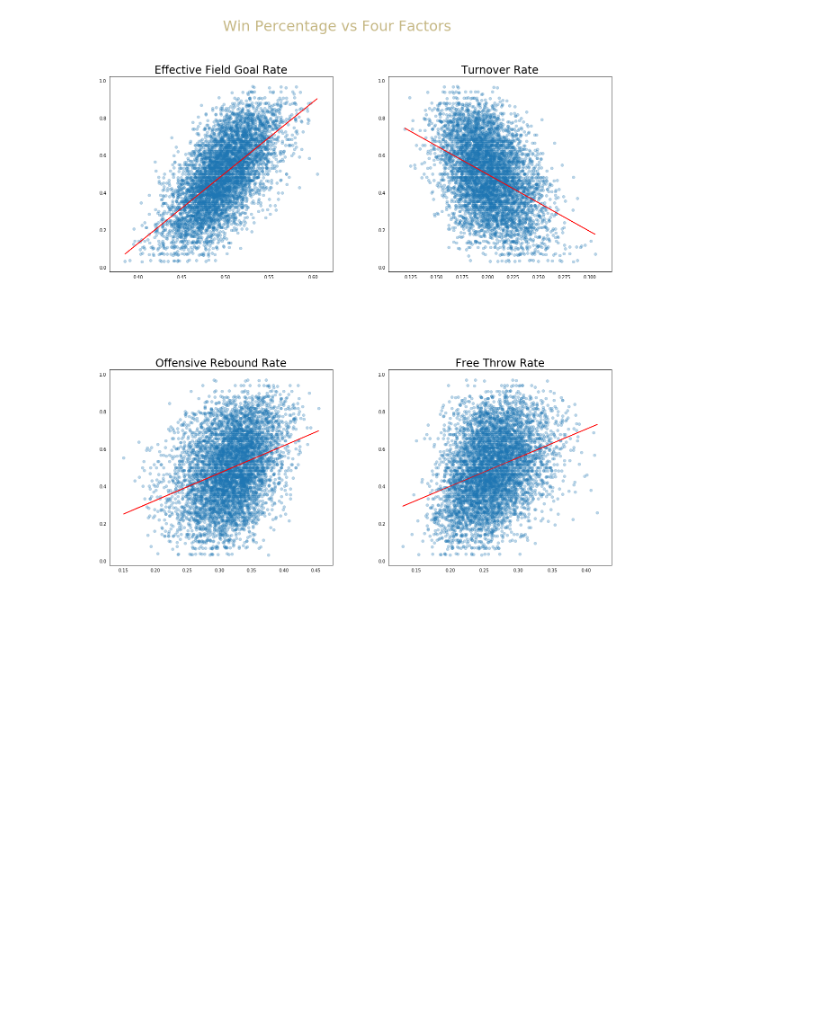
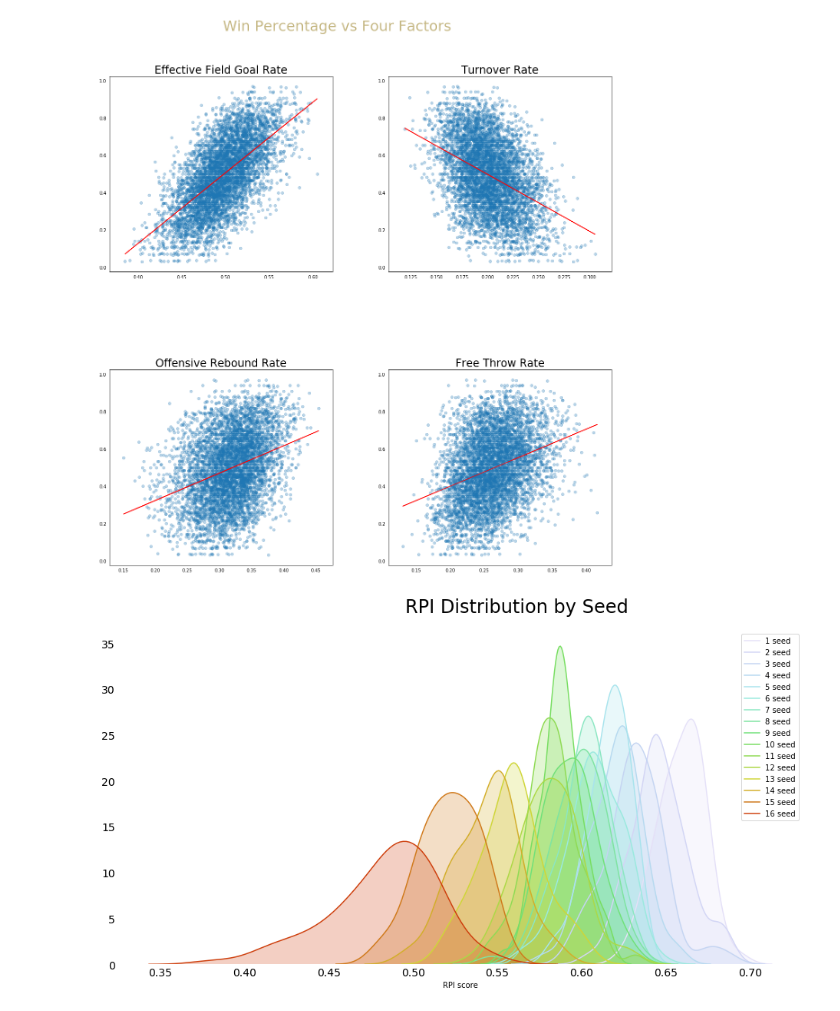
Before and after one commit to Regan831/basketball_predictions, a Jupyter notebook: EDA.ipynb, the cells around one changed output. Saved outputs shown, nothing was run; the diff lists cells and outputs as text; code cells hidden in the pictures; blank space fills up the shorter version.

Commit message:
Add RPI graphics

```diff
--- a/EDA.ipynb
+++ b/EDA.ipynb
@@ -427,3 +387,21 @@ plt.title('Free Throw Rate', fontsize=24);
 [870.6911666]
 [721.62434231]
 [figure]
+# %%
+color_list = '#CB0000 #CE400E #D07A1C #D3AE2B #CFD639 #ADD947 #90DB55 #79DE63 #71E17A #7FE4A2 #8DE7C3 #9BEADF #A9E4ED #B7DAF0 #C5D5F2 #D3D6F5 #E5E1F8'.split()
+fig = plt.figure(figsize=(16, 8))
+# grid = plt.GridSpec(8, 2, wspace=0.5, hspace=0.75)
+
+fig.text(x=0.45, y=0.92, s='RPI Distribution by Seed', fontsize=24)
+
+for i in range(0,16):
+
+    sns.kdeplot(df_avgs_w_l[df_avgs_w_l['seed'] == i + 1].rpi, shade=True, label='{} seed'.format(i+1), color=color_list.pop())
+    plt.box(False)
+#     plt.title('{} Seeds'.format(i + 1), fontsize=24)
+    plt.xlabel('RPI score')
+    plt.tick_params(axis='both', which='both', length=0)
+    plt.tick_params(axis='both', which='major', labelsize=14)
+    plt.legend()
+# %% [output]
+[figure, added]
```
Also changed, not shown: parts of 9 cells of this notebook, 2 other files.
